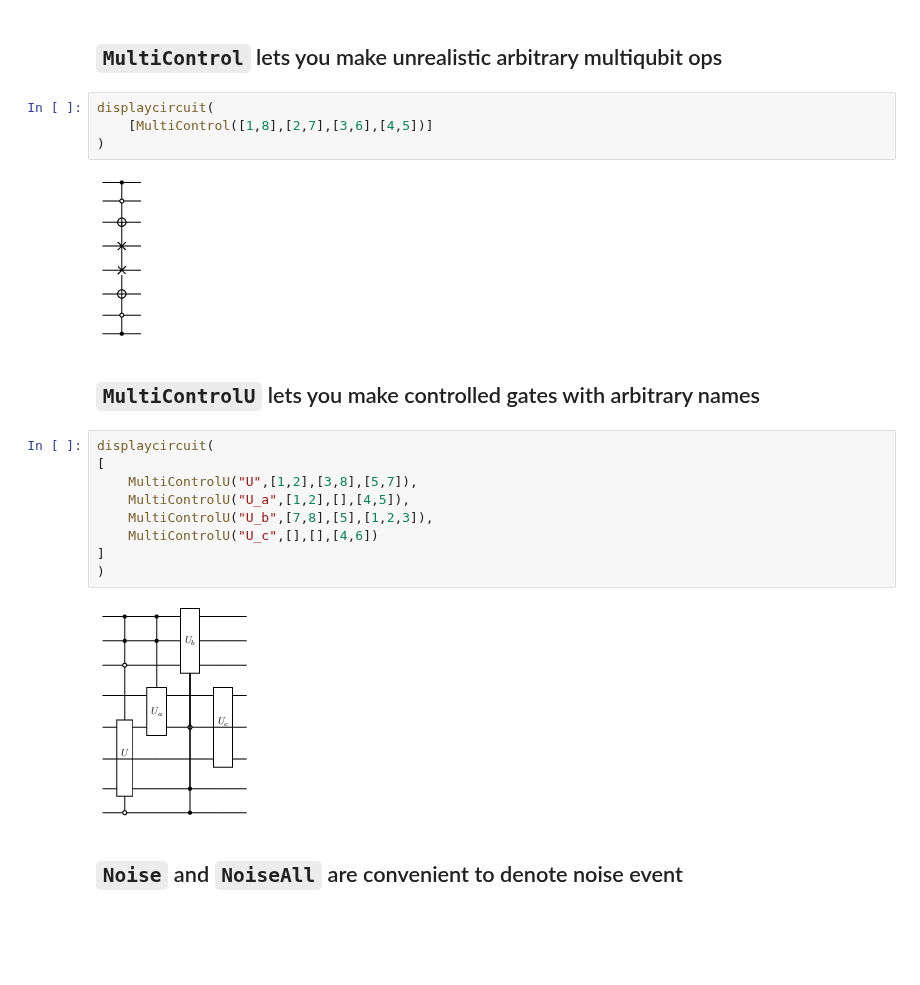
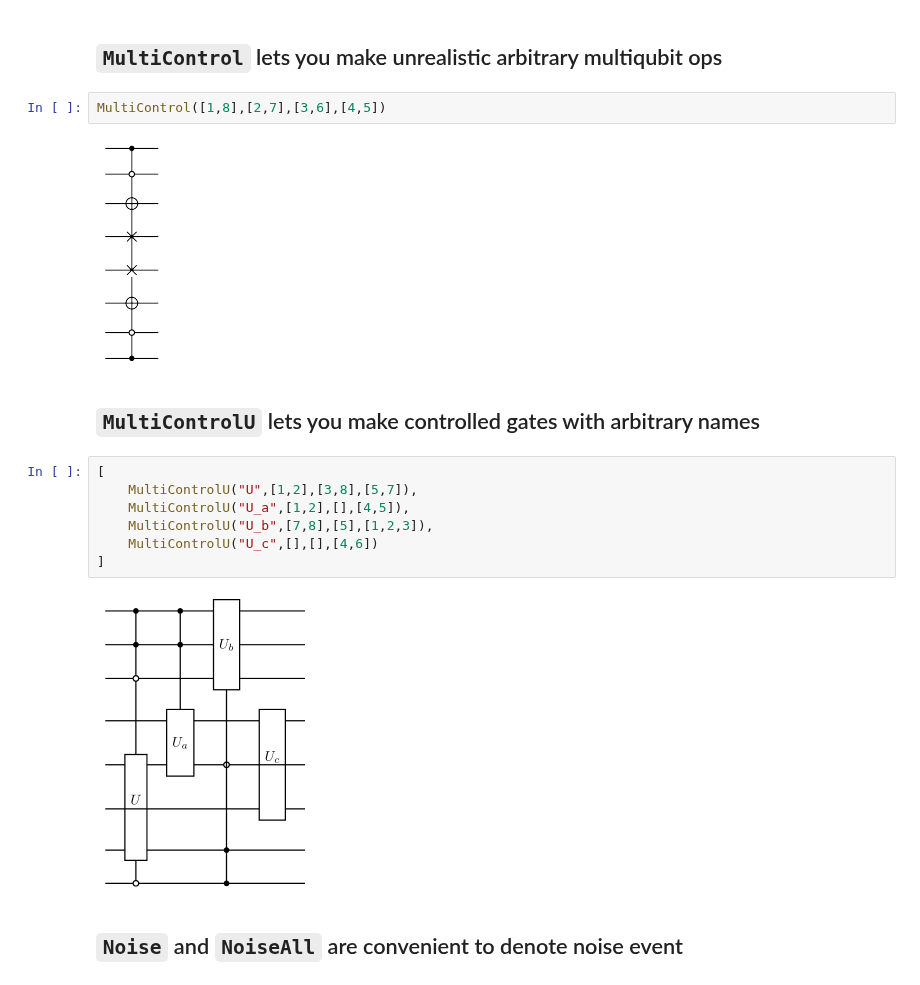
Before and after one commit to QuantumSavory/Quantikz.jl, a Jupyter notebook: Quantikz.ipynb, the cells around one changed output. Saved outputs shown, nothing was run; the diff lists cells and outputs as text; blank space fills up the shorter version.

```diff
--- a/Quantikz.ipynb
+++ b/Quantikz.ipynb
@@ -46,24 +48,20 @@ displaycircuit(
 # %% [markdown]
 ## `MultiControl` lets you make unrealistic arbitrary multiqubit ops
 # %%
-displaycircuit(
-    [MultiControl([1,8],[2,7],[3,6],[4,5])]
-)
+MultiControl([1,8],[2,7],[3,6],[4,5])
 # %% [output]
-[figure, old version]
+[figure, new version]
 # %% [markdown]
 ## `MultiControlU` lets you make controlled gates with arbitrary names
 # %%
-displaycircuit(
 [
     MultiControlU("U",[1,2],[3,8],[5,7]),
     MultiControlU("U_a",[1,2],[],[4,5]),
     MultiControlU("U_b",[7,8],[5],[1,2,3]),
     MultiControlU("U_c",[],[],[4,6])
 ]
-)
 # %% [output]
-[figure, old version]
+[figure, new version]
 # %% [markdown]
 ## `Noise` and `NoiseAll` are convenient to denote noise event
 # %%
```
Also changed, not shown: parts of 7 cells of this notebook, 1 other file.
